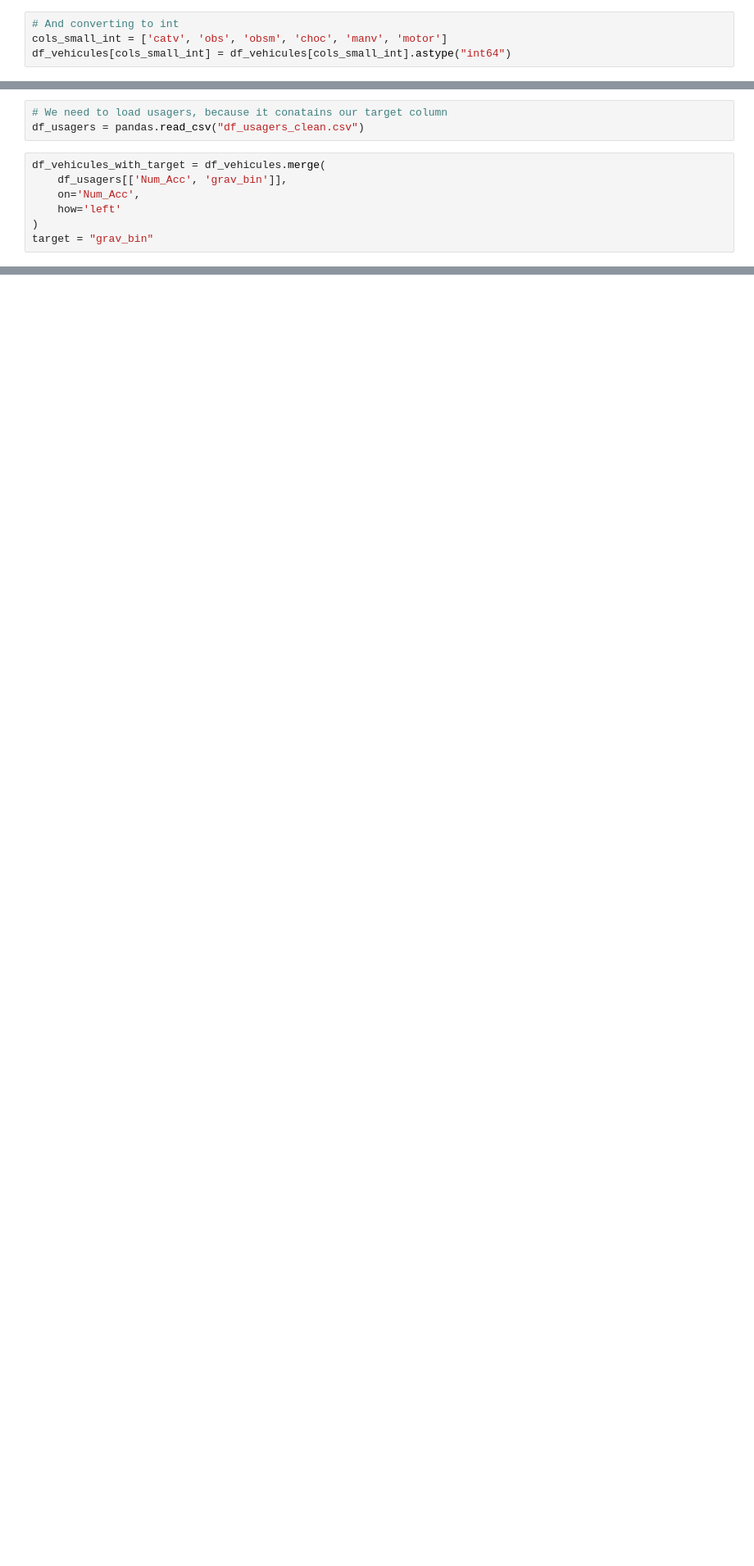
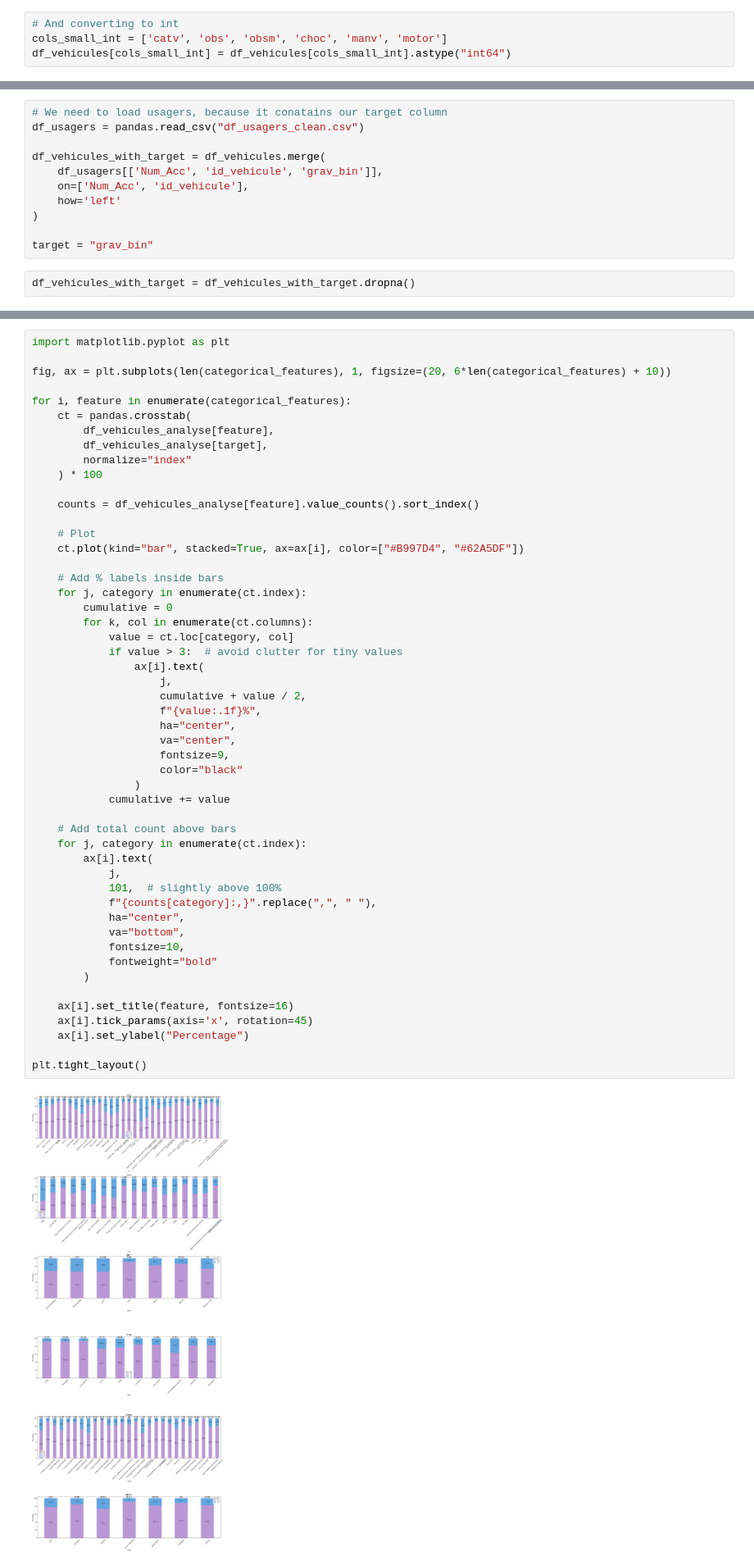
Before and after one commit to KaterinaGalkina/Road_Accident_Severity_Prediction, a Jupyter notebook: vehicules.ipynb, the cells around one changed output, grey strips where cells are left out. Shown at 82% size. Drawn from its saved outputs; the diff is of its cells as text; blank space fills up the shorter version.

```diff
--- a/vehicules.ipynb
+++ b/vehicules.ipynb
@@ -315,10 +89,13 @@ plt.tight_layout()
 # %%
 # We need to load usagers, because it conatains our target column
 df_usagers = pandas.read_csv("df_usagers_clean.csv")
+
+df_vehicules_with_target = df_vehicules.merge(
+    df_usagers[['Num_Acc', 'id_vehicule', 'grav_bin']],
+    on=['Num_Acc', 'id_vehicule'],
+    how='left'
+)
+
+target = "grav_bin"
-# %%
-df_vehicules_with_target = df_vehicules.merge(
-    df_usagers[['Num_Acc', 'grav_bin']],
-    on='Num_Acc',
-    how='left'
-)
-target = "grav_bin"
+# %%
+df_vehicules_with_target = df_vehicules_with_target.dropna()
@@ -324,0 +243,53 @@ target = "grav_bin"
+# %%
+import matplotlib.pyplot as plt
+
+fig, ax = plt.subplots(len(categorical_features), 1, figsize=(20, 6*len(categorical_features) + 10))
+
+for i, feature in enumerate(categorical_features):
+    ct = pandas.crosstab(
+        df_vehicules_analyse[feature],
+        df_vehicules_analyse[target],
+        normalize="index"
+    ) * 100
+
+    counts = df_vehicules_analyse[feature].value_counts().sort_index()
+
+    # Plot
+    ct.plot(kind="bar", stacked=True, ax=ax[i], color=["#B997D4", "#62A5DF"])
+
+    # Add % labels inside bars
+    for j, category in enumerate(ct.index):
+        cumulative = 0
+        for k, col in enumerate(ct.columns):
+            value = ct.loc[category, col]
+            if value > 3:  # avoid clutter for tiny values
+                ax[i].text(
+                    j,
+                    cumulative + value / 2,
+                    f"{value:.1f}%",
+                    ha="center",
+                    va="center",
+                    fontsize=9,
+                    color="black"
+                )
+            cumulative += value
+
+    # Add total count above bars
+    for j, category in enumerate(ct.index):
+        ax[i].text(
+            j,
+            101,  # slightly above 100%
+            f"{counts[category]:,}".replace(",", " "),
+            ha="center",
+            va="bottom",
+            fontsize=10,
+            fontweight="bold"
+        )
+
+    ax[i].set_title(feature, fontsize=16)
+    ax[i].tick_params(axis='x', rotation=45)
+    ax[i].set_ylabel("Percentage")
+
+plt.tight_layout()
+# %% [output]
+[figure, added]
```
Also changed, not shown: parts of 33 cells of this notebook, 8 other files.
